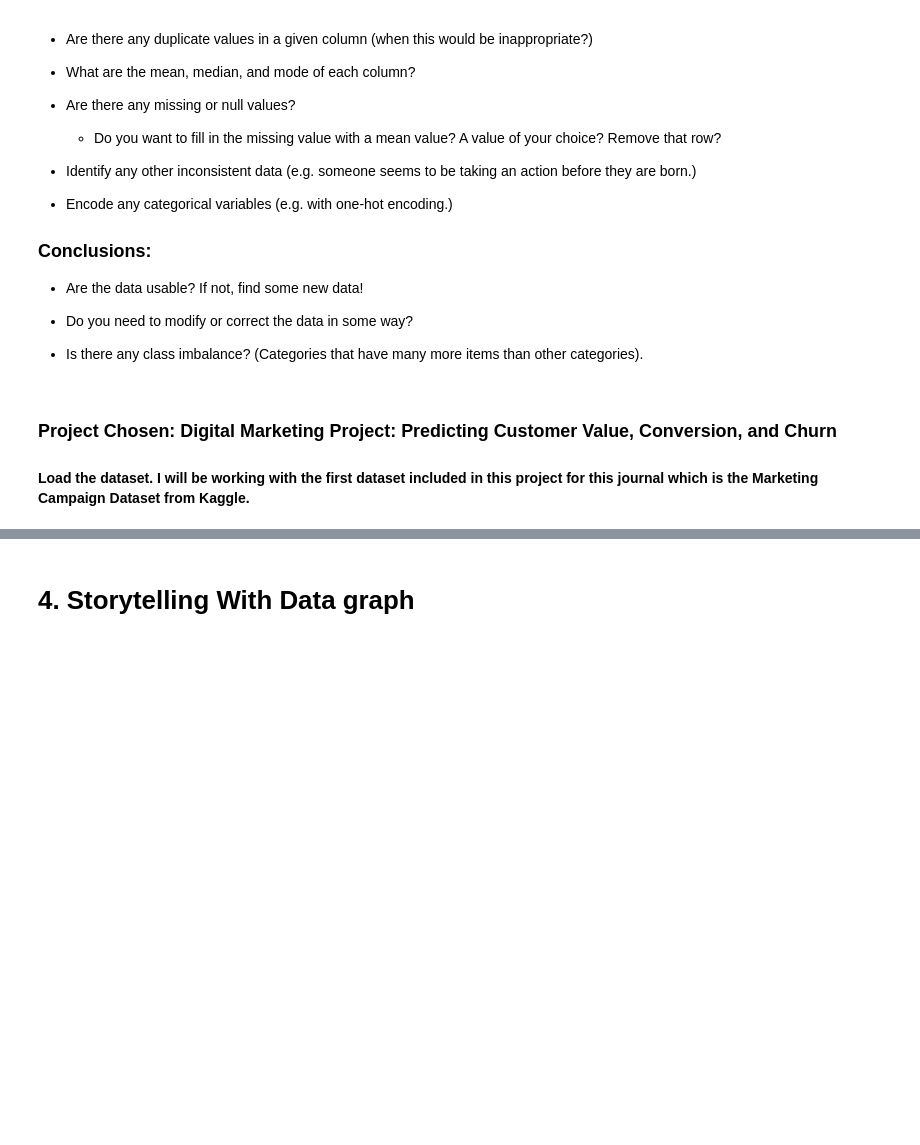
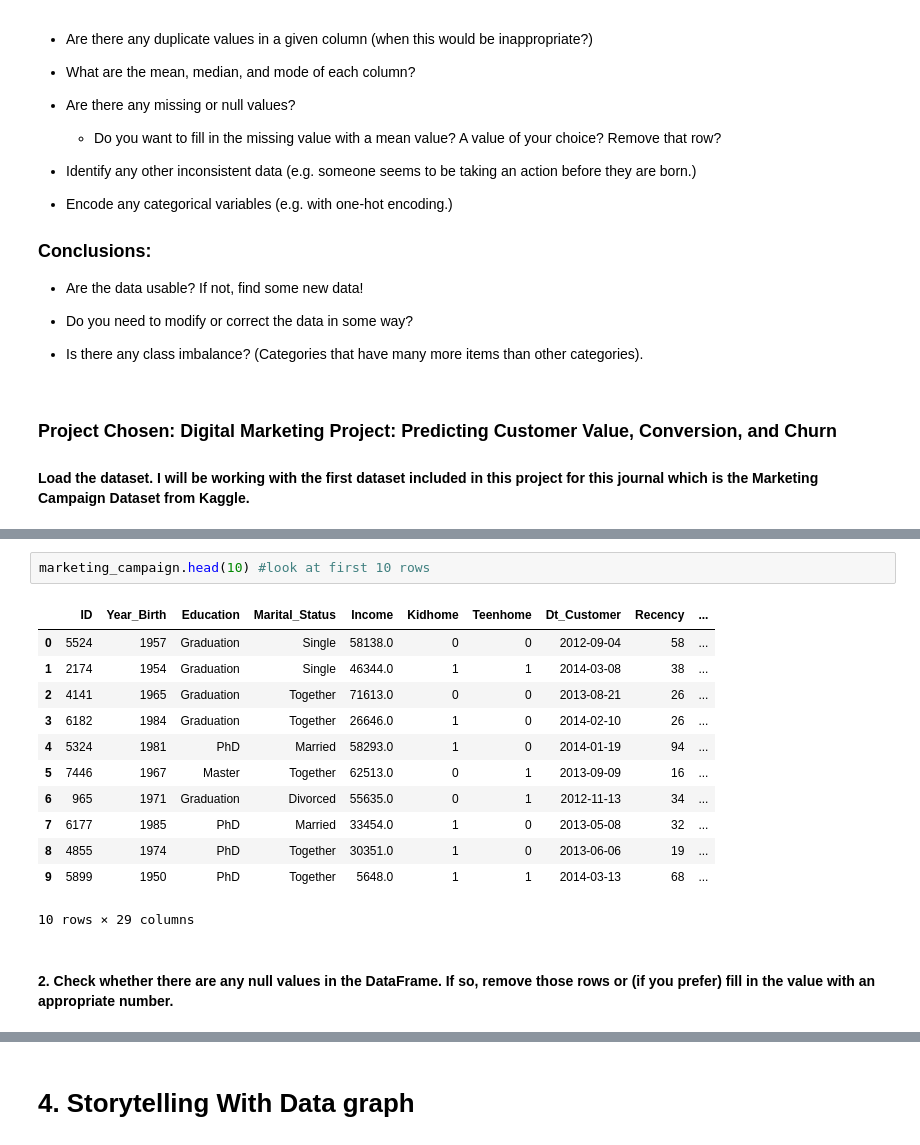
Before and after one commit to paumar2/DX699-MODB2, a Jupyter notebook: Week2.ipynb, the cells around one changed output, grey strips where cells are left out. Drawn from its saved outputs; the diff is of its cells as text; blank space fills up the shorter version.

```diff
--- a/Week2.ipynb
+++ b/Week2.ipynb
@@ -53,0 +106,17 @@ This week, you will do the same types of exercises as last week, but you should
+# %%
+marketing_campaign.head(10) #look at first 10 rows
+# %% [output]
+|  | ID | Year_Birth | Education | Marital_Status | Income | Kidhome | Teenhome | Dt_Customer | Recency | ... |
+| 0 | 5524 | 1957 | Graduation | Single | 58138.0 | 0 | 0 | 2012-09-04 | 58 | ... |
+| 1 | 2174 | 1954 | Graduation | Single | 46344.0 | 1 | 1 | 2014-03-08 | 38 | ... |
+| 2 | 4141 | 1965 | Graduation | Together | 71613.0 | 0 | 0 | 2013-08-21 | 26 | ... |
+| 3 | 6182 | 1984 | Graduation | Together | 26646.0 | 1 | 0 | 2014-02-10 | 26 | ... |
+| 4 | 5324 | 1981 | PhD | Married | 58293.0 | 1 | 0 | 2014-01-19 | 94 | ... |
+| 5 | 7446 | 1967 | Master | Together | 62513.0 | 0 | 1 | 2013-09-09 | 16 | ... |
+| 6 | 965 | 1971 | Graduation | Divorced | 55635.0 | 0 | 1 | 2012-11-13 | 34 | ... |
+| 7 | 6177 | 1985 | PhD | Married | 33454.0 | 1 | 0 | 2013-05-08 | 32 | ... |
+| 8 | 4855 | 1974 | PhD | Together | 30351.0 | 1 | 0 | 2013-06-06 | 19 | ... |
+| 9 | 5899 | 1950 | PhD | Together | 5648.0 | 1 | 1 | 2014-03-13 | 68 | ... |
+10 rows × 29 columns
+# %% [markdown]
+#### 2. Check whether there are any null values in the DataFrame.  If so, remove those rows or (if you prefer) fill in the value with an appropriate number.
```
Also changed, not shown: parts of 14 cells of this notebook, 1 other file.
